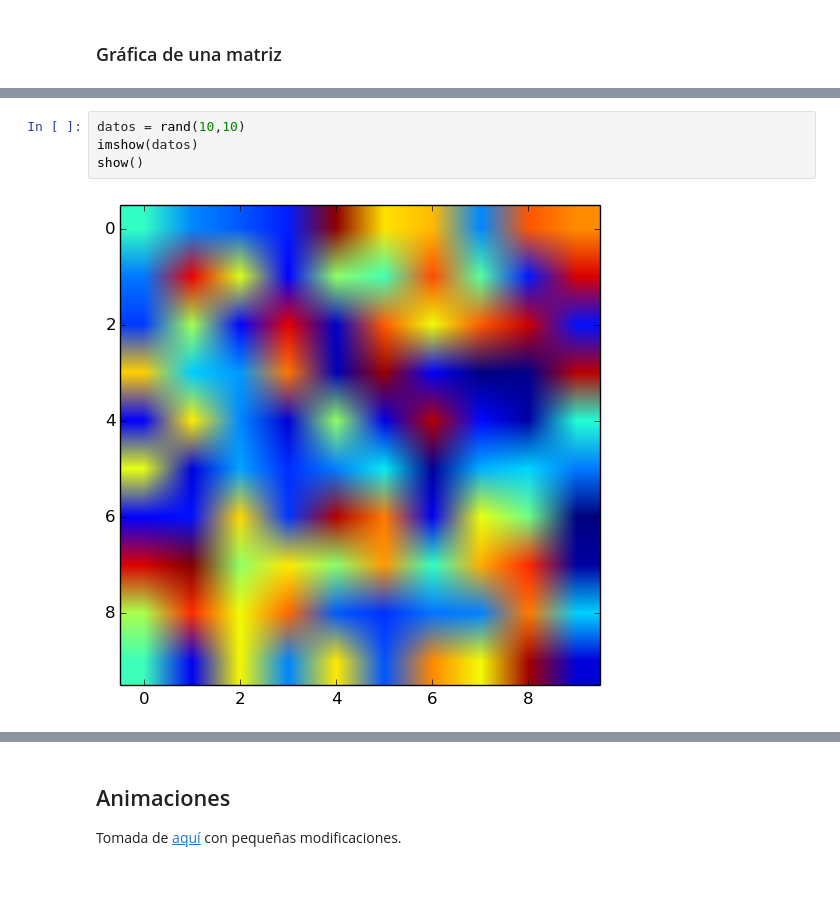
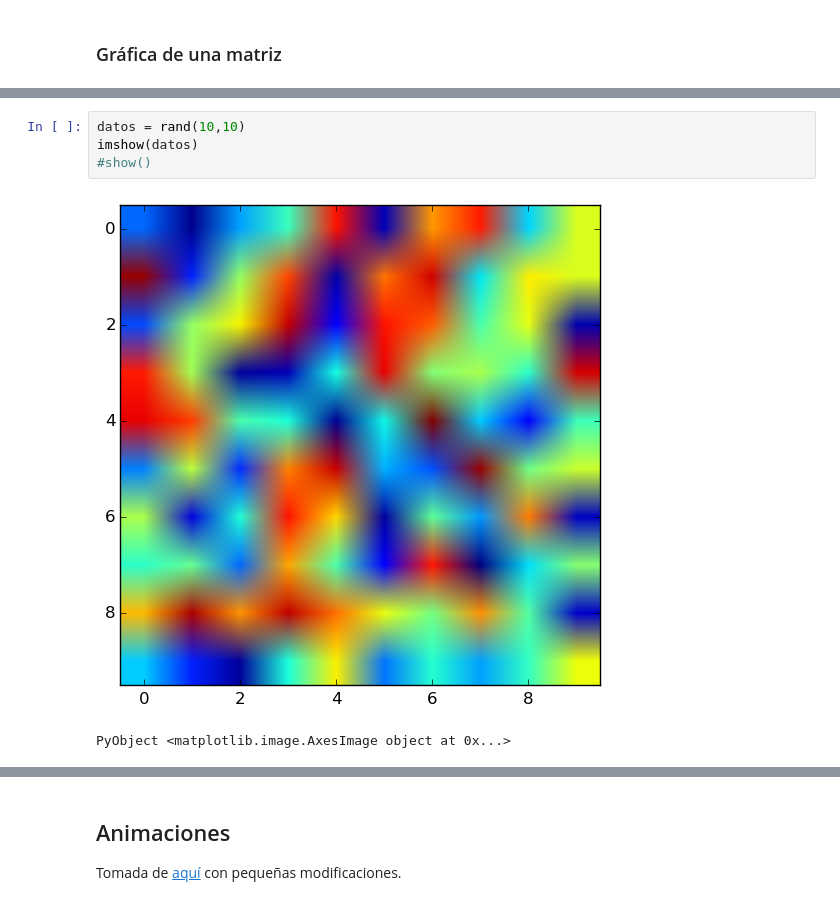
Before and after one commit to dapias/julia_curso_IQ, a Jupyter notebook: GraficaciónPyPlot.ipynb, the cells around one changed output, grey strips where cells are left out. Cells and saved outputs as stored; diff of their text form.

```diff
--- a/GraficaciónPyPlot.ipynb
+++ b/GraficaciónPyPlot.ipynb
@@ -140,9 +171,10 @@ show()
 # %%
 datos = rand(10,10)
 imshow(datos)
-show()
+#show()
 # %% [output]
-[figure, old version]
+[figure, new version]
+PyObject <matplotlib.image.AxesImage object at 0x...>
 # %%
 datos = rand(10,10)
 imshow(datos)
```
Also changed, not shown: parts of 15 cells of this notebook, 2 other files.
